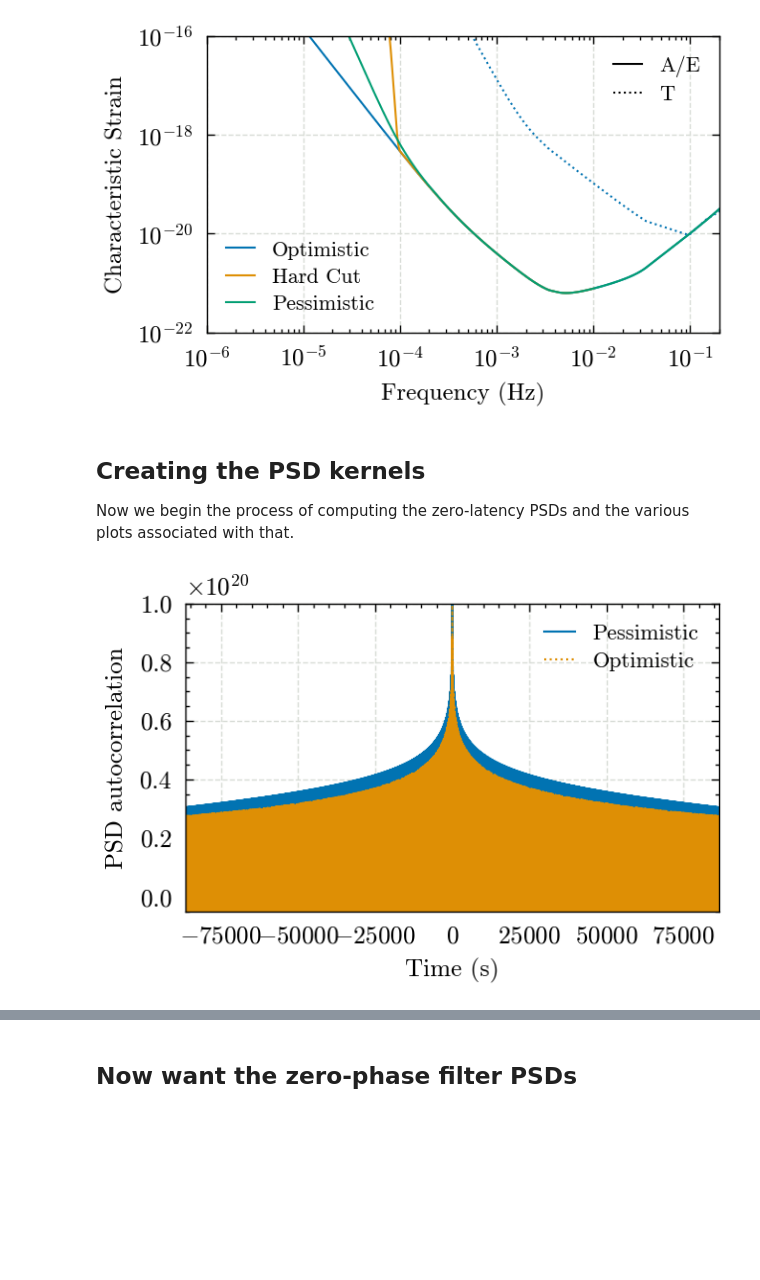
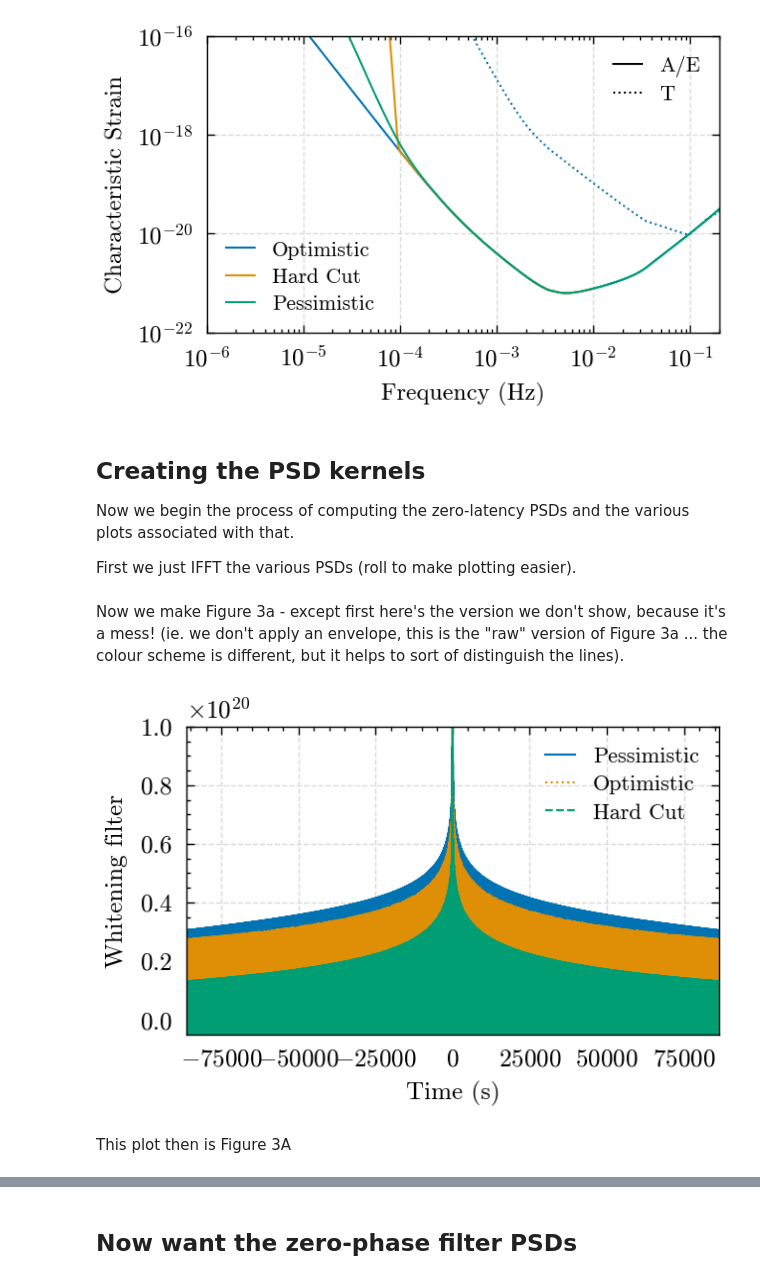
Before and after one commit to icg-gravwaves/lisa_premerger_paper, a Jupyter notebook: PSD_Files/PSD_filter_images.ipynb, the cells around one changed output, grey strips where cells are left out. Drawn from its saved outputs; the diff is of its cells as text; code cells hidden in the pictures; blank space fills up the shorter version.

Commit message:
Updated plotting notebooks

```diff
--- a/PSD_Files/PSD_filter_images.ipynb
+++ b/PSD_Files/PSD_filter_images.ipynb
@@ -114,6 +113,10 @@ a1c = copy.deepcopy(a1)
 a1c = a1c.astype('float64')
 a1c_smoothed = copy.deepcopy(a1c)
 a1c_smoothed2 = pycbc.psd.estimate.interpolate(a1c_smoothed, 1E-8)
+
+ac_smoothed2 = copy.deepcopy(a)
+ac_smoothed2 = ac_smoothed2.astype('float64')
+ac_smoothed2 = pycbc.psd.estimate.interpolate(ac_smoothed2, 1E-8)
 # %%
 num_smoothing_points = 3001
 sigmoid = np.cos(np.linspace(0,np.pi,num_smoothing_points))
@@ -125,4 +128,13 @@ data = data*0 + data[-1] + diff*sigmoid
 data = np.exp(data)
 a1c_smoothed2.data[10001 - num_smoothing_points:10001] = data
 a1c_smoothed2.data[:10001 - num_smoothing_points] = 1E-36
+
+data = np.log(ac_smoothed2.data[10001 - num_smoothing_points:10001])
+value = np.log(1E-36)
+diff = value - data[-1]
+data = data*0 + data[-1] + diff*sigmoid
+data = np.exp(data)
+ac_smoothed2.data[10001 - num_smoothing_points:10001] = data
+ac_smoothed2.data[:10001 - num_smoothing_points] = 1E-36
+# We plot a1c_smoothed2 below to verify it is okay.
 # %%
@@ -378,7 +407,16 @@ ax.grid(zorder=-100)
 ## Creating the PSD kernels
 
 Now we begin the process of computing the zero-latency PSDs and the various plots associated with that.
+
+First we just IFFT the various PSDs (roll to make plotting easier).
 # %%
+inv_cutpsd = 1/ac_smoothed2**0.5
+inv_cutpsd = inv_cutpsd.astype(np.complex128)
+inv_cutpsdc = 1/a1c_smoothed2**0.5
+inv_cutpsdc = inv_cutpsdc.astype(np.complex128)
+
+inv_cutpsd[0] = 0
+inv_cutpsdc[0] = 0
 inva[0] = 0
 inva1[0] = 0
 invb[0] = 0
@@ -403,15 +441,32 @@ b1t = invb1.to_timeseries()
 b1t._epoch = 0
 b1t.roll(100000*2)
 b1t._epoch = -200000/2.
+
+inv_cutpsdt = inv_cutpsd.to_timeseries()
+inv_cutpsdt._epoch=0
+inv_cutpsdt.roll(100000*2)
+inv_cutpsdt._epoch = -200000/2.
+
+inv_cutpsdct = inv_cutpsdc.to_timeseries()
+inv_cutpsdct._epoch=0
+inv_cutpsdct.roll(100000*2)
+inv_cutpsdct._epoch = -200000/2.
+# %% [markdown]
+Now we make Figure 3a - except first here's the version we don't show, because it's a mess! (ie. we don't apply an envelope, this is the "raw" version of Figure 3a ... the colour scheme is different, but it helps to sort of distinguish the lines).
 # %%
+plt.figure()
 plt.plot(bt.sample_times, bt, label='Pessimistic')
 plt.plot(at.sample_times, at, ':', label='Optimistic')
+plt.plot(inv_cutpsdt.sample_times, inv_cutpsdt, '--', label='Hard Cut')
+
 plt.legend(loc='upper right')
 plt.ylim(-0.5E19,1E20)
 plt.xlim(-86400,86400)
 plt.xlabel('Time (s)')
-plt.ylabel('PSD autocorrelation')
+plt.ylabel('Whitening filter')
 plt.grid(zorder=-100)
 # %% [output]
-[figure, old version]
+[figure, new version]
+# %% [markdown]
+This plot then is Figure 3A
 # %%
```
Also changed, not shown: parts of 20 cells of this notebook, 1 other file.
